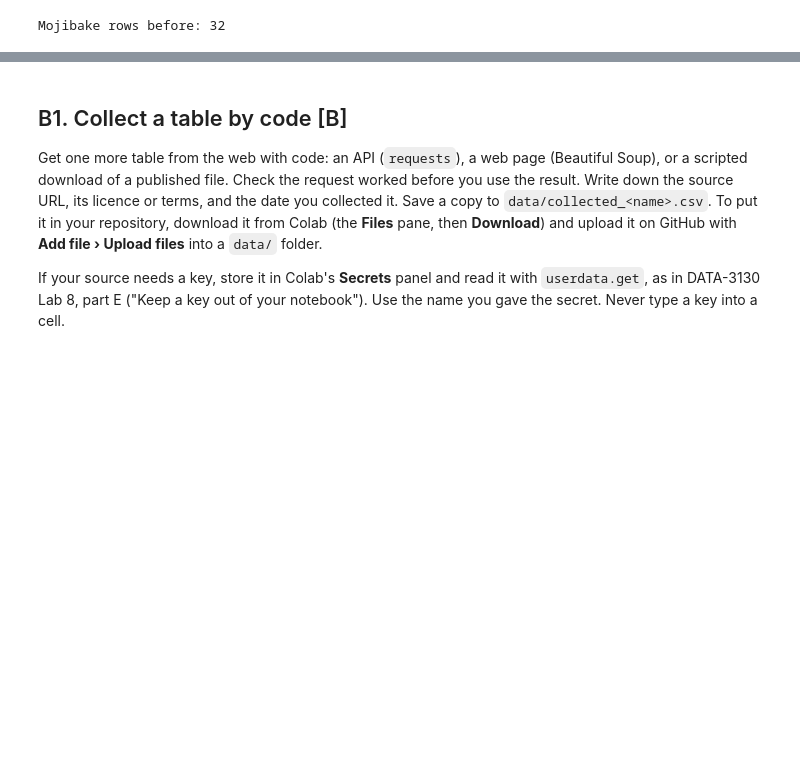
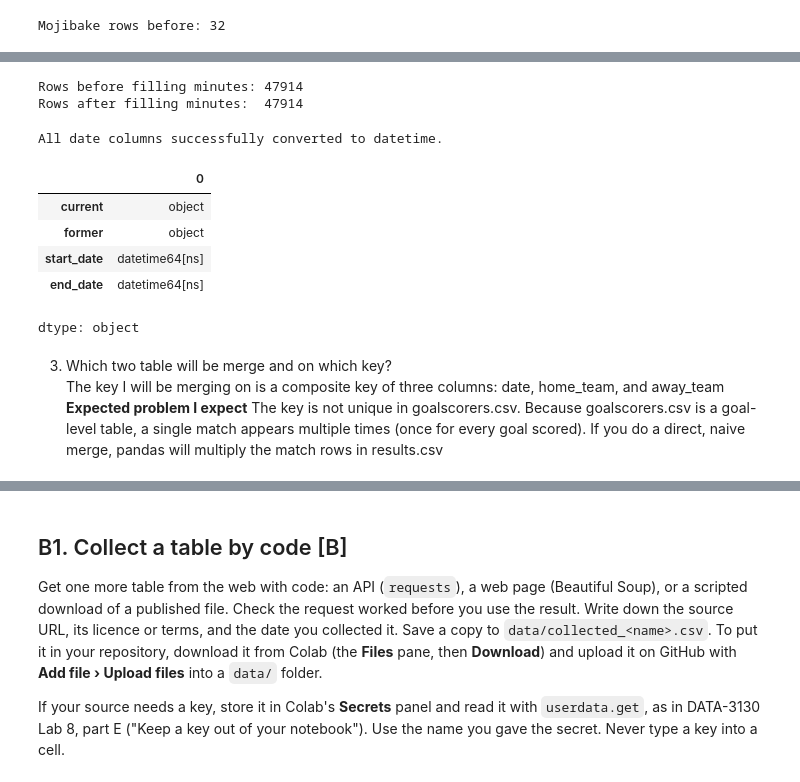
Before and after one commit to aodeyenuma/data-project, a Jupyter notebook: lo05_data_project.ipynb, the cells around one changed output, grey strips where cells are left out. Cells and saved outputs as stored; diff of their text form; code cells hidden in the pictures; blank space fills up the shorter version.

```diff
--- a/lo05_data_project.ipynb
+++ b/lo05_data_project.ipynb
@@ -408,0 +506,28 @@ Mojibake rows before: 32
+# %%
+#Fix 4: Handle Missing Goal Minutes (minute) in goalscorers.csv
+# Calculate median minute first (ignoring NaN)
+median_minute = clean_goalscorers['minute'].median()
+
+print(f"Rows before filling minutes: {len(clean_goalscorers)}")
+clean_goalscorers['minute'] = clean_goalscorers['minute'].fillna(median_minute)
+# Convert to int now that there are no NaNs
+clean_goalscorers['minute'] = clean_goalscorers['minute'].astype(int)
+print(f"Rows after filling minutes:  {len(clean_goalscorers)}")
+# %% [output]
+Rows before filling minutes: 47914
+Rows after filling minutes:  47914
+# %%
+# Fix Date Data Types Across All Tables
+clean_results = raw_results.copy()
+clean_shootouts = raw_shootouts.copy()
+clean_former_names = raw_former_names.copy()
+
+clean_results['date'] = pd.to_datetime(clean_results['date'])
+clean_goalscorers['date'] = pd.to_datetime(clean_goalscorers['date'])
+clean_shootouts['date'] = pd.to_datetime(clean_shootouts['date'])
+clean_former_names['start_date'] = pd.to_datetime(clean_former_names['start_date'])
+clean_former_names['end_date'] = pd.to_datetime(clean_former_names['end_date'])
+
+print("All date columns successfully converted to datetime.")
+# %% [output]
+All date columns successfully converted to datetime.
@@ -408,0 +540,18 @@ Mojibake rows before: 32
+# %%
+# shootouts.csv dtype fix
+clean_former_names["start_date"] = pd.to_datetime(
+    clean_former_names["start_date"]
+)
+
+clean_former_names["end_date"] = pd.to_datetime(
+    clean_former_names["end_date"]
+)
+# %%
+clean_former_names.dtypes
+# %% [output]
+|  | 0 |
+| current | object |
+| former | object |
+| start_date | datetime64[ns] |
+| end_date | datetime64[ns] |
+dtype: object
@@ -408,0 +562,4 @@ Mojibake rows before: 32
+# %% [markdown]
+3. Which two table will be merge and on which key?
+The key I will be merging on is a composite key of three columns:
+date, home_team, and away_team                                 **Expected problem I expect** The key is not unique in goalscorers.csv. Because goalscorers.csv is a goal-level table, a single match appears multiple times (once for every goal scored). If you do a direct, naive merge, pandas will multiply the match rows in results.csv
```
Also changed, not shown: parts of 11 cells of this notebook.
